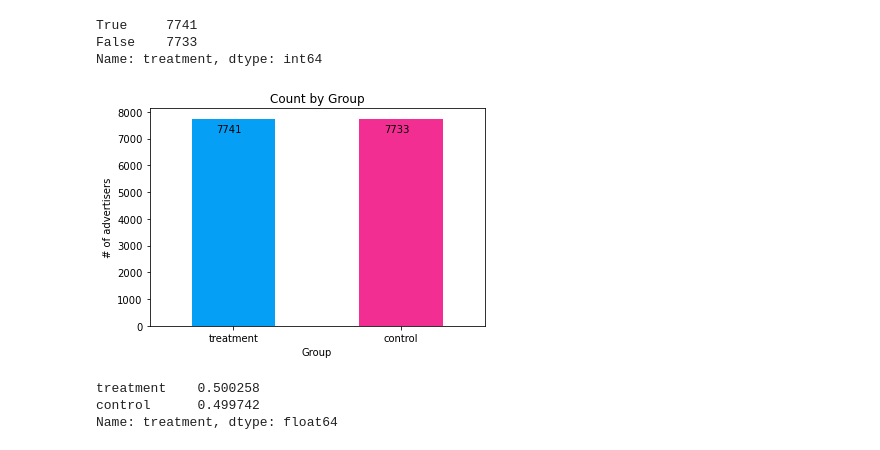
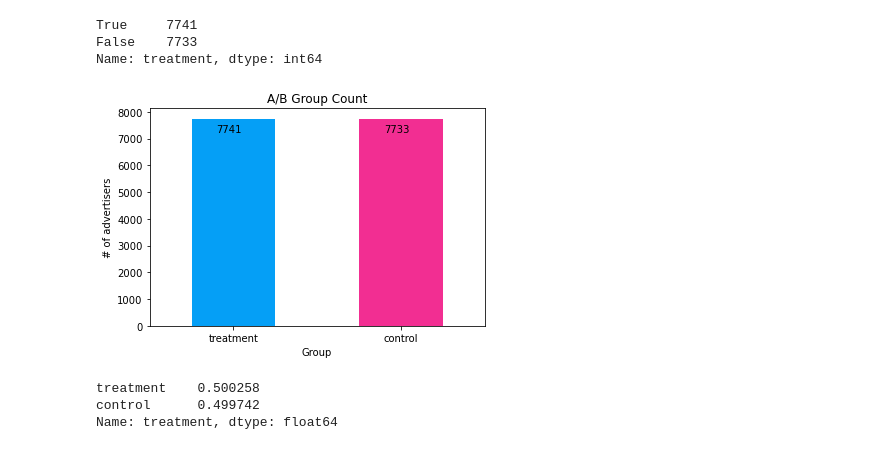
Before and after one commit to MekdiYilma/experiment_analysis, a Jupyter notebook: notebooks/impressions_exp_EDA.ipynb, the cells around one changed output. Saved outputs shown, nothing was run; the diff lists cells and outputs as text; code cells hidden in the pictures.

```diff
--- a/notebooks/impressions_exp_EDA.ipynb
+++ b/notebooks/impressions_exp_EDA.ipynb
@@ -75,16 +74,19 @@ True     7741
 False    7733
 Name: treatment, dtype: int64
 # %%
-ax = experiment_count.plot(kind='bar', color=color_lst[:2], title='Count by Group',
+ax = experiment_count.plot(kind='bar', color=color_lst[:2], title='A/B Group Count',
                           xlabel='Group', ylabel='# of advertisers')
 
 ax.set_xticklabels(['treatment', 'control'], rotation=0)
 
 
 for p in ax.patches:
     ax.annotate(p.get_height(), (p.get_x() + 0.15, p.get_height() - 500))
+
+fig = ax.get_figure()
+fig.savefig('../images/ab_count')
 # %% [output]
-[figure, old version]
+[figure, new version]
 # %%
 mapping_dict = {True:'treatment', False:'control'}
 
```
Also changed, not shown: parts of 13 cells of this notebook, 6 other files.
